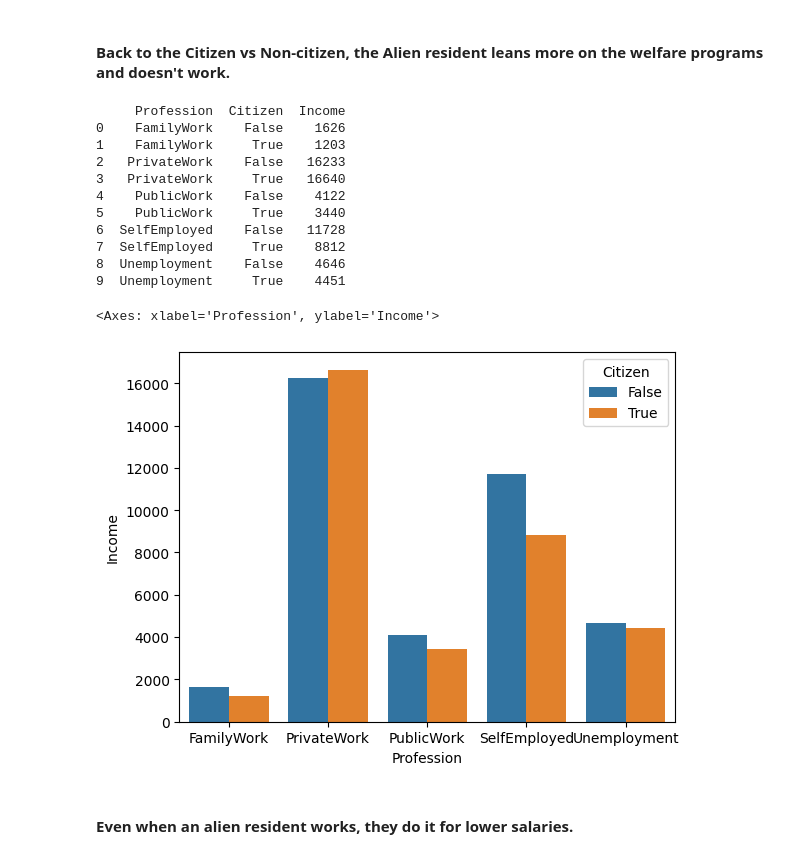
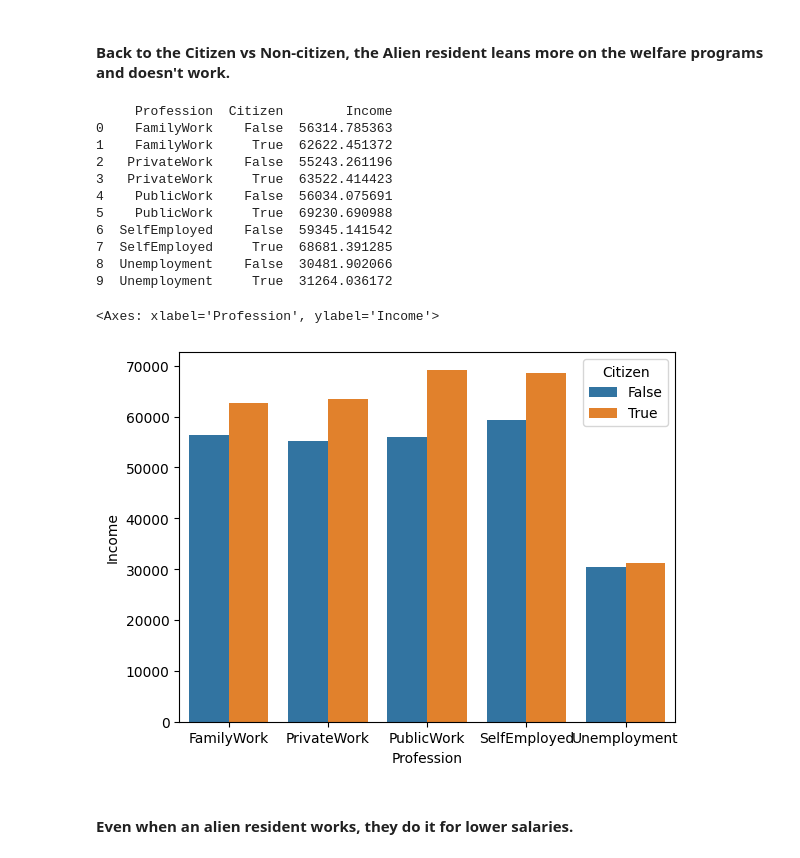
Before and after one commit to lcbjrrr/algojust, a Jupyter notebook: NB02_selectionBias.ipynb, the cells around one changed output. Cells and saved outputs as stored; diff of their text form; code cells hidden in the pictures.

```diff
--- a/NB02_selectionBias.ipynb
+++ b/NB02_selectionBias.ipynb
@@ -65,22 +65,24 @@ Name: count, dtype: int64
 # %% [markdown]
 #### Back to the Citizen vs Non-citizen, the Alien resident leans more on the welfare programs and doesn't work.
 # %%
-value_counts = df.groupby(['Profession','Citizen'])['Income'].count().reset_index()
-print(value_counts)
-sns.barplot(data=value_counts,x='Profession',y='Income',hue='Citizen')
+import seaborn as sns
+agg = df.groupby(['Profession','Citizen'])['Income'].mean()
+agg = agg.reset_index()
+print(agg)
+sns.barplot(x=agg['Profession'], y=agg['Income'], hue=agg['Citizen'])
 # %% [output]
-     Profession  Citizen  Income
-0    FamilyWork    False    1626
-1    FamilyWork     True    1203
-2   PrivateWork    False   16233
-3   PrivateWork     True   16640
-4    PublicWork    False    4122
-5    PublicWork     True    3440
-6  SelfEmployed    False   11728
-7  SelfEmployed     True    8812
-8  Unemployment    False    4646
-9  Unemployment     True    4451
+     Profession  Citizen        Income
+0    FamilyWork    False  56314.785363
+1    FamilyWork     True  62622.451372
+2   PrivateWork    False  55243.261196
+3   PrivateWork     True  63522.414423
+4    PublicWork    False  56034.075691
+5    PublicWork     True  69230.690988
+6  SelfEmployed    False  59345.141542
+7  SelfEmployed     True  68681.391285
+8  Unemployment    False  30481.902066
+9  Unemployment     True  31264.036172
 <Axes: xlabel='Profession', ylabel='Income'>
-[figure, old version]
+[figure, new version]
 # %% [markdown]
 ####  Even when an alien resident works, they do it for lower salaries.
```
Also changed, not shown: parts of 15 cells of this notebook.
